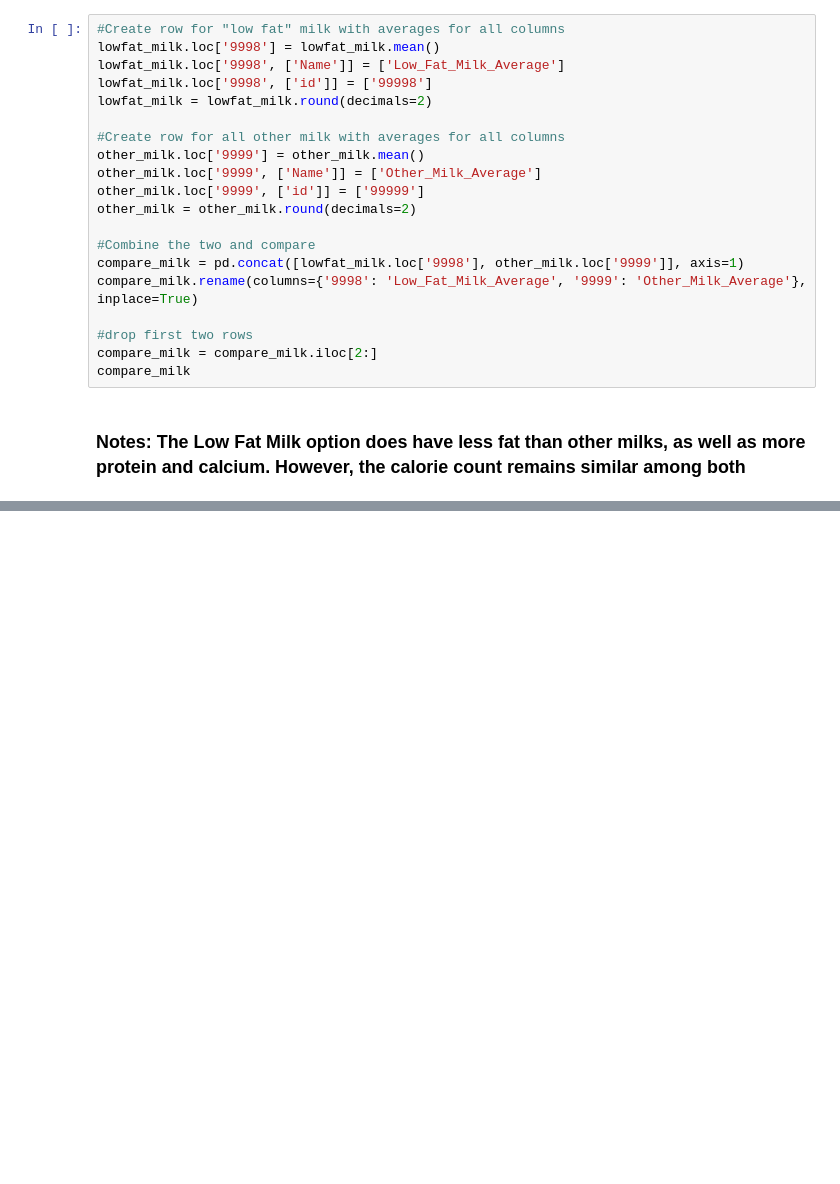
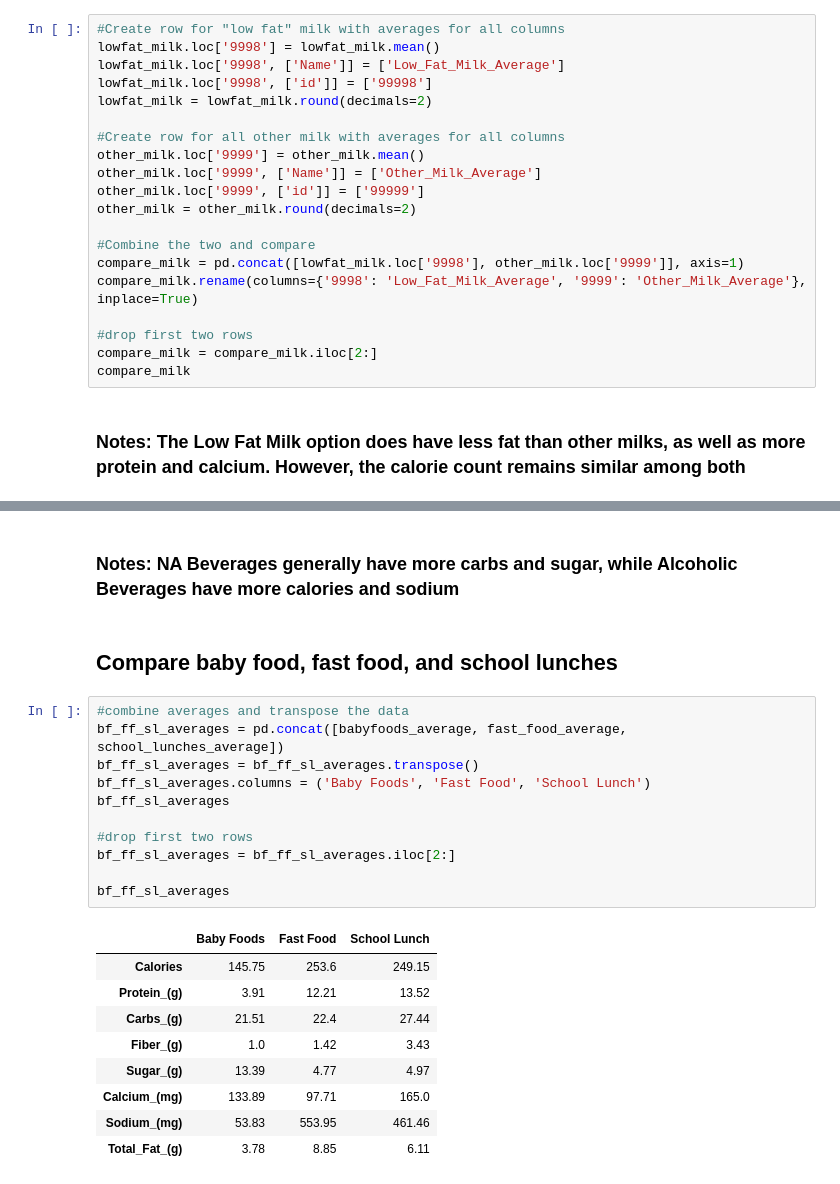
Before and after one commit to Dylanbbenson/Food_Nutrition_Analysis, a Jupyter notebook: Food_Nutrition_Analysis.ipynb, the cells around one changed output, grey strips where cells are left out. Cells and saved outputs as stored; diff of their text form; blank space fills up the shorter version.

```diff
--- a/Food_Nutrition_Analysis.ipynb
+++ b/Food_Nutrition_Analysis.ipynb
@@ -154,0 +203,25 @@ compare_milk
+# %% [markdown]
+### Notes: NA Beverages generally have more carbs and sugar, while Alcoholic Beverages have more calories and sodium
+# %% [markdown]
+## Compare baby food, fast food, and school lunches
+# %%
+#combine averages and transpose the data
+bf_ff_sl_averages = pd.concat([babyfoods_average, fast_food_average, school_lunches_average])
+bf_ff_sl_averages = bf_ff_sl_averages.transpose()
+bf_ff_sl_averages.columns = ('Baby Foods', 'Fast Food', 'School Lunch')
+bf_ff_sl_averages
+
+#drop first two rows
+bf_ff_sl_averages = bf_ff_sl_averages.iloc[2:]
+
+bf_ff_sl_averages
+# %% [output]
+|  | Baby Foods | Fast Food | School Lunch |
+| Calories | 145.75 | 253.6 | 249.15 |
+| Protein_(g) | 3.91 | 12.21 | 13.52 |
+| Carbs_(g) | 21.51 | 22.4 | 27.44 |
+| Fiber_(g) | 1.0 | 1.42 | 3.43 |
+| Sugar_(g) | 13.39 | 4.77 | 4.97 |
+| Calcium_(mg) | 133.89 | 97.71 | 165.0 |
+| Sodium_(mg) | 53.83 | 553.95 | 461.46 |
+| Total_Fat_(g) | 3.78 | 8.85 | 6.11 |
```
Also changed, not shown: parts of 12 cells of this notebook, 1 other file.
